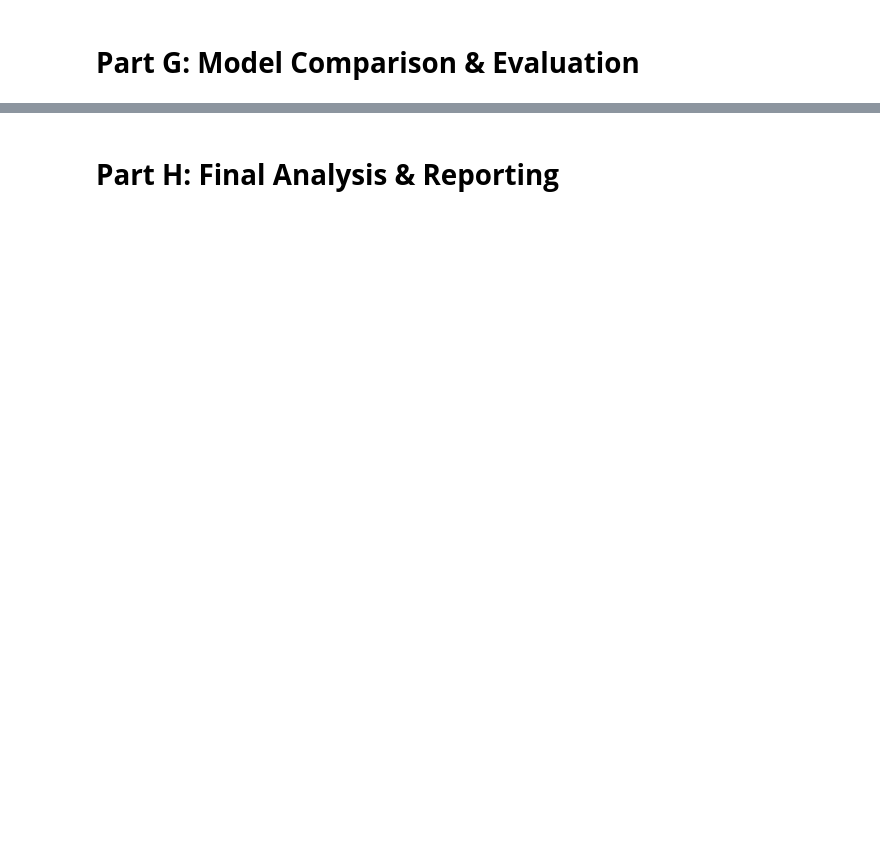
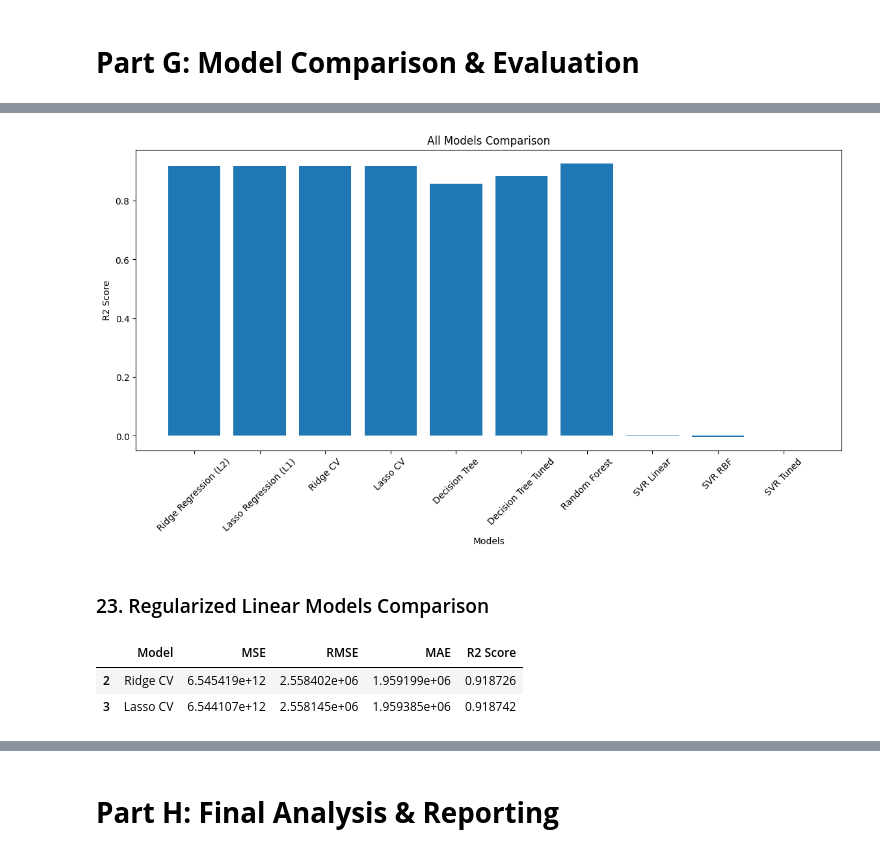
Before and after one commit to krisha12345819/Supervised-Learning-Robust-Regression-Engine, a Jupyter notebook: Robust_Regression_Engine.ipynb, the cells around one changed output, grey strips where cells are left out. Drawn from its saved outputs; the diff is of its cells as text; code cells hidden in the pictures; blank space fills up the shorter version.

```diff
--- a/Robust_Regression_Engine.ipynb
+++ b/Robust_Regression_Engine.ipynb
@@ -417,0 +516,6 @@ results_df
+# %%
+results_df = pd.DataFrame(
+    results,
+    columns=["Model", "MSE", "RMSE", "MAE", "R2 Score"])
+
+results_df
@@ -417,0 +534,28 @@ results_df
+# %%
+plt.figure(figsize=(14,6))
+
+plt.bar(results_df["Model"], results_df["R2 Score"])
+
+plt.title("All Models Comparison")
+plt.xlabel("Models")
+plt.ylabel("R2 Score")
+plt.xticks(rotation=45)
+
+plt.show()
+# %% [output]
+[figure, added]
+# %% [markdown]
+### 23. Regularized Linear Models Comparison
+# %%
+linear_models = results_df[
+    results_df["Model"].isin([
+        "Ridge Regression",
+        "Lasso Regression",
+        "Ridge CV",
+        "Lasso CV"])]
+
+linear_models
+# %% [output]
+|  | Model | MSE | RMSE | MAE | R2 Score |
+| 2 | Ridge CV | 6.545419e+12 | 2.558402e+06 | 1.959199e+06 | 0.918726 |
+| 3 | Lasso CV | 6.544107e+12 | 2.558145e+06 | 1.959385e+06 | 0.918742 |
```
Also changed, not shown: parts of 31 cells of this notebook, 4 other files.
